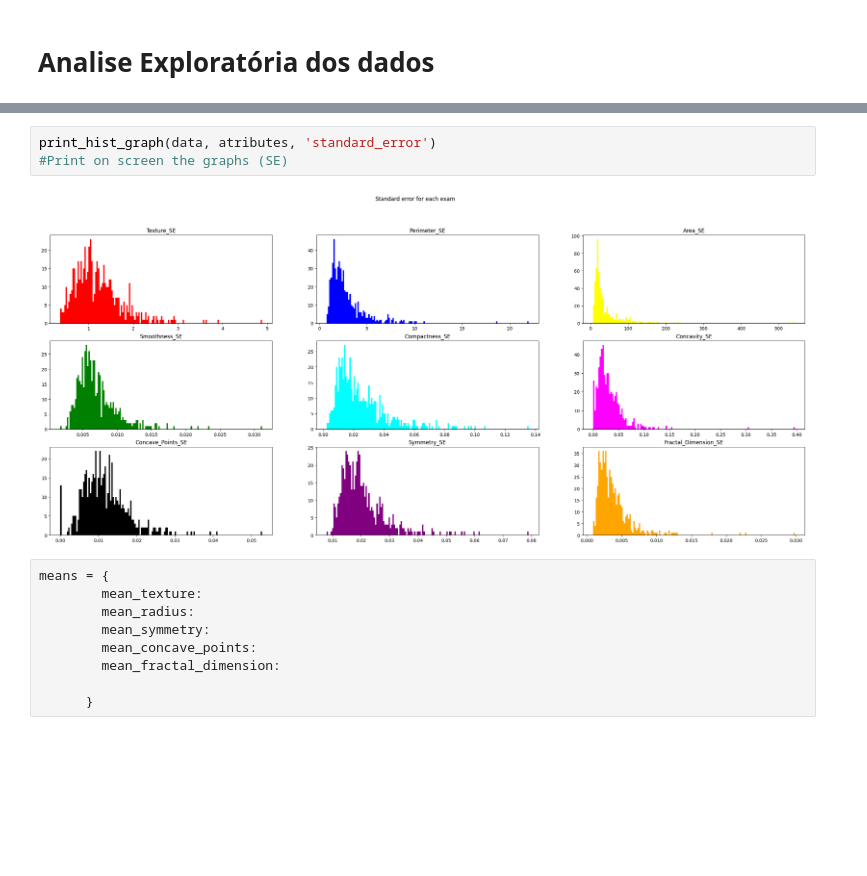
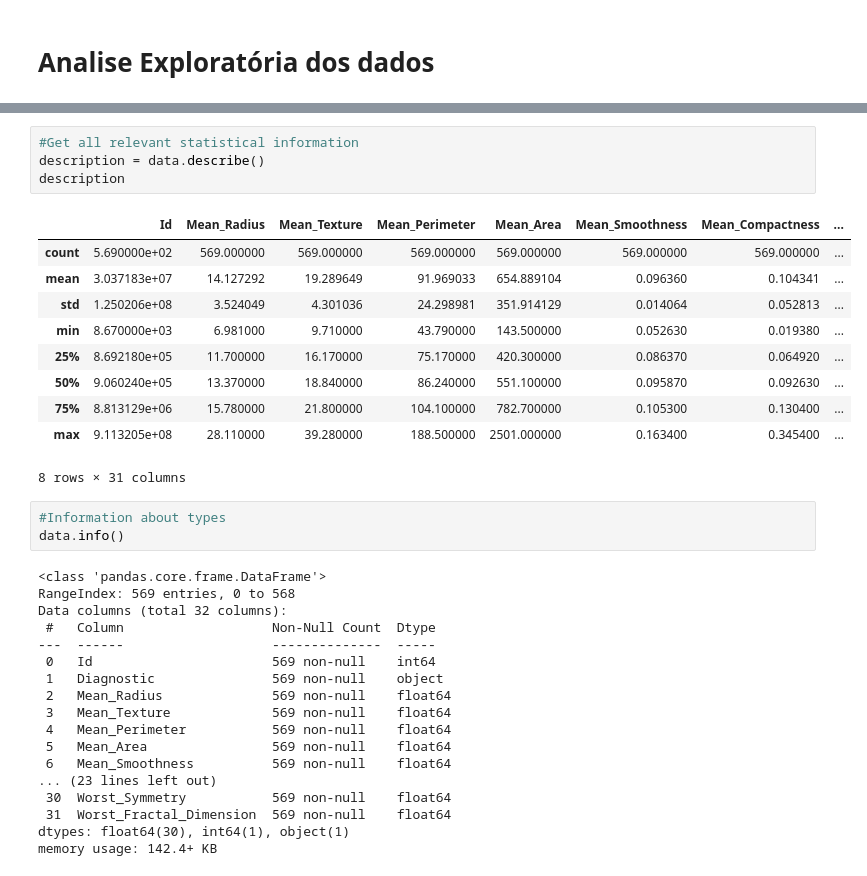
Before and after one commit to Ayrsz/Statistics_Project, a Jupyter notebook: Code/Projeto_Estatistica.ipynb, the cells around one changed output, grey strips where cells are left out. Drawn from its saved outputs; the diff is of its cells as text; blank space fills up the shorter version.

```diff
--- a/Code/Projeto_Estatistica.ipynb
+++ b/Code/Projeto_Estatistica.ipynb
@@ -122,14 +138,36 @@ print_hist_graph(data, atributes, 'mean')
-# %%
-print_hist_graph(data, atributes, 'standard_error')
-#Print on screen the graphs (SE)
-# %% [output]
-[figure, removed]
-# %%
-means = {
-        mean_texture:
-        mean_radius:
-        mean_symmetry:
-        mean_concave_points:
-        mean_fractal_dimension:
-
-      }
+# %%
+#Get all relevant statistical information
+description = data.describe()
+description
+# %% [output]
+|  | Id | Mean_Radius | Mean_Texture | Mean_Perimeter | Mean_Area | Mean_Smoothness | Mean_Compactness | ... |
+| count | 5.690000e+02 | 569.000000 | 569.000000 | 569.000000 | 569.000000 | 569.000000 | 569.000000 | ... |
+| mean | 3.037183e+07 | 14.127292 | 19.289649 | 91.969033 | 654.889104 | 0.096360 | 0.104341 | ... |
+| std | 1.250206e+08 | 3.524049 | 4.301036 | 24.298981 | 351.914129 | 0.014064 | 0.052813 | ... |
+| min | 8.670000e+03 | 6.981000 | 9.710000 | 43.790000 | 143.500000 | 0.052630 | 0.019380 | ... |
+| 25% | 8.692180e+05 | 11.700000 | 16.170000 | 75.170000 | 420.300000 | 0.086370 | 0.064920 | ... |
+| 50% | 9.060240e+05 | 13.370000 | 18.840000 | 86.240000 | 551.100000 | 0.095870 | 0.092630 | ... |
+| 75% | 8.813129e+06 | 15.780000 | 21.800000 | 104.100000 | 782.700000 | 0.105300 | 0.130400 | ... |
+| max | 9.113205e+08 | 28.110000 | 39.280000 | 188.500000 | 2501.000000 | 0.163400 | 0.345400 | ... |
+8 rows × 31 columns
+# %%
+#Information about types
+data.info()
+# %% [output]
+<class 'pandas.core.frame.DataFrame'>
+RangeIndex: 569 entries, 0 to 568
+Data columns (total 32 columns):
+ #   Column                   Non-Null Count  Dtype
+---  ------                   --------------  -----
+ 0   Id                       569 non-null    int64
+ 1   Diagnostic               569 non-null    object
+ 2   Mean_Radius              569 non-null    float64
+ 3   Mean_Texture             569 non-null    float64
+ 4   Mean_Perimeter           569 non-null    float64
+ 5   Mean_Area                569 non-null    float64
+ 6   Mean_Smoothness          569 non-null    float64
+... (23 lines left out)
+ 30  Worst_Symmetry           569 non-null    float64
+ 31  Worst_Fractal_Dimension  569 non-null    float64
+dtypes: float64(30), int64(1), object(1)
+memory usage: 142.4+ KB
```
Also changed, not shown: parts of 14 cells of this notebook, 11 other files.
